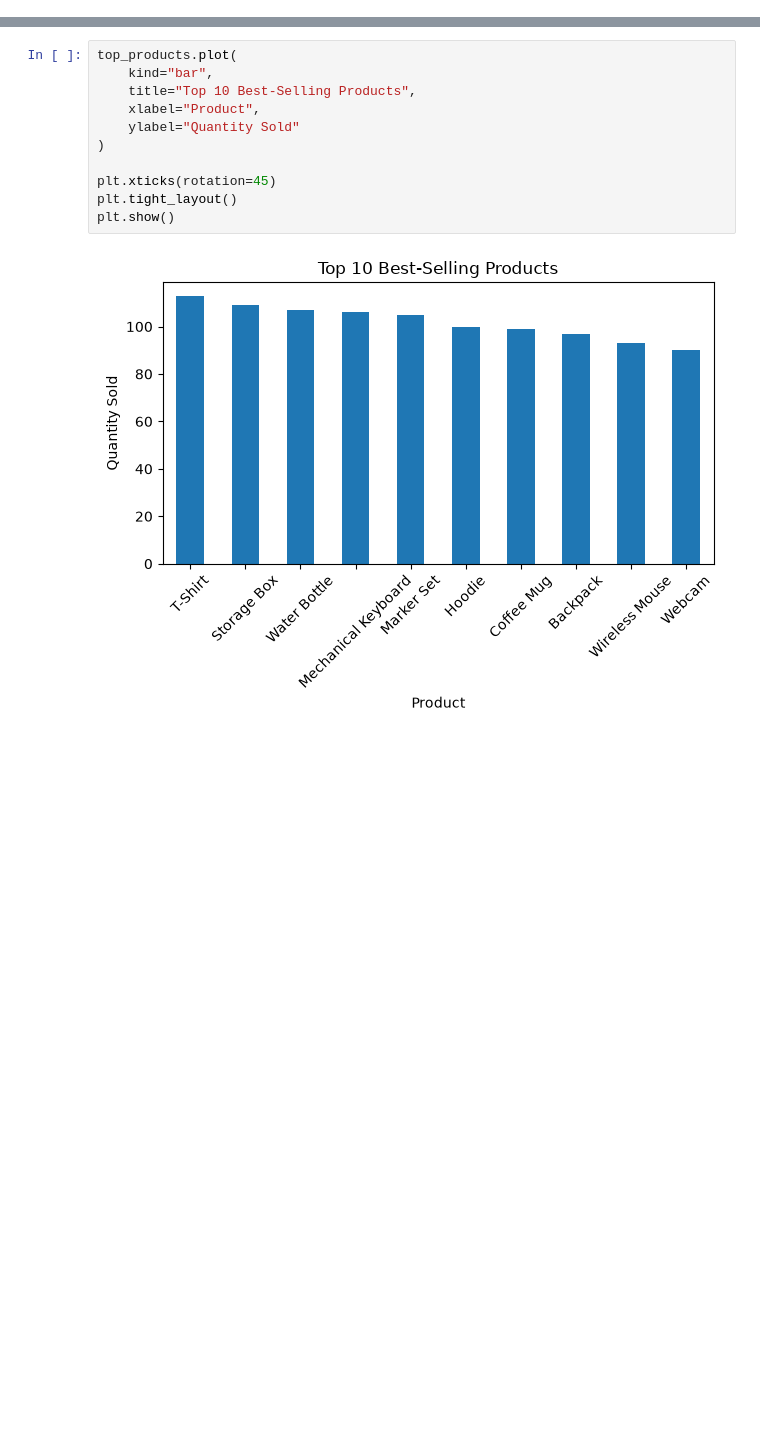
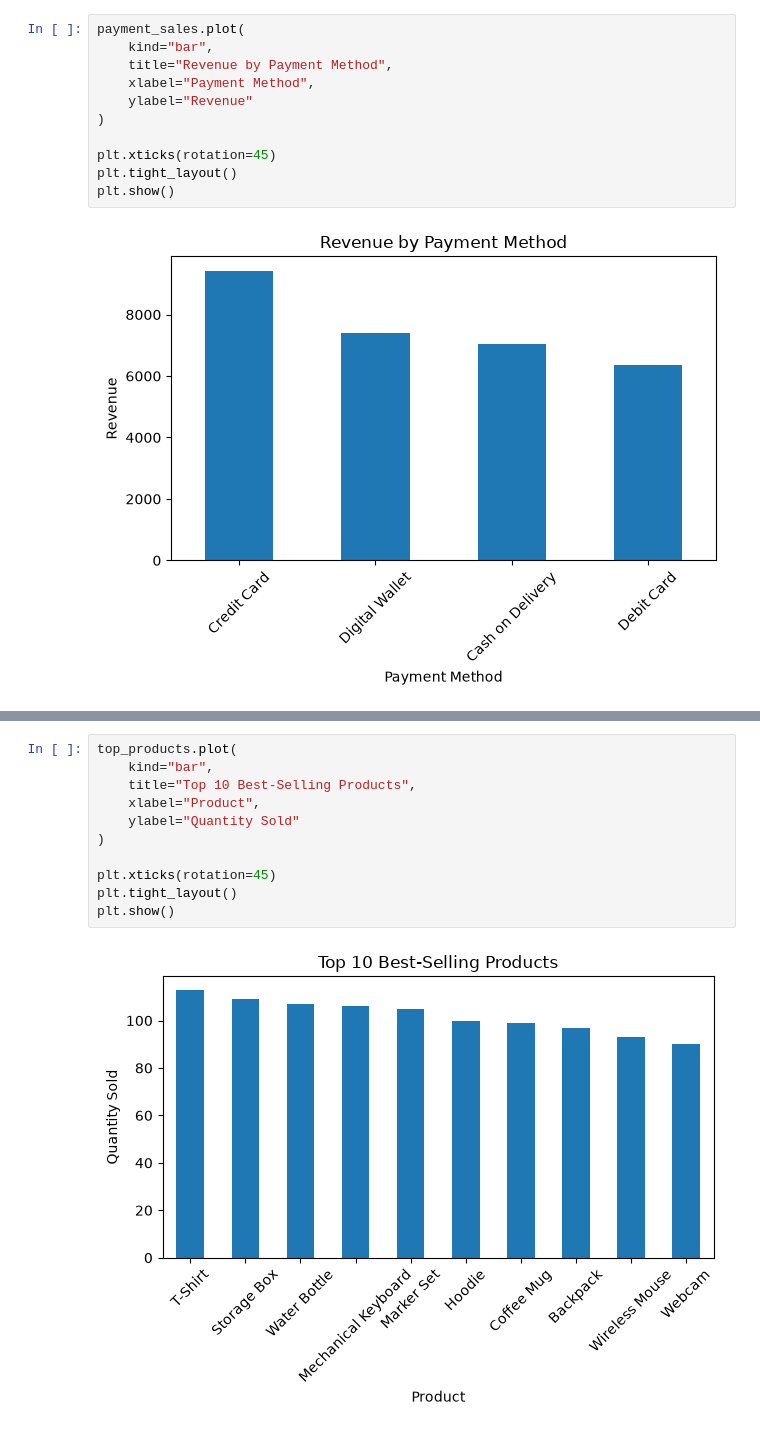
Before and after one commit to Kavishka200308/ecommerce-sales-analytics, a Jupyter notebook: notebooks/02_exploratory_data_analysis.ipynb, the cells around one changed output, grey strips where cells are left out. Saved outputs shown, nothing was run; the diff lists cells and outputs as text; blank space fills up the shorter version.

Commit message:
Add exploratory data analysis and sales insights

```diff
--- a/notebooks/02_exploratory_data_analysis.ipynb
+++ b/notebooks/02_exploratory_data_analysis.ipynb
@@ -0,0 +13,13 @@
+# %%
+payment_sales.plot(
+    kind="bar",
+    title="Revenue by Payment Method",
+    xlabel="Payment Method",
+    ylabel="Revenue"
+)
+
+plt.xticks(rotation=45)
+plt.tight_layout()
+plt.show()
+# %% [output]
+[figure, added]
```
Also changed, not shown: parts of 8 cells of this notebook.
